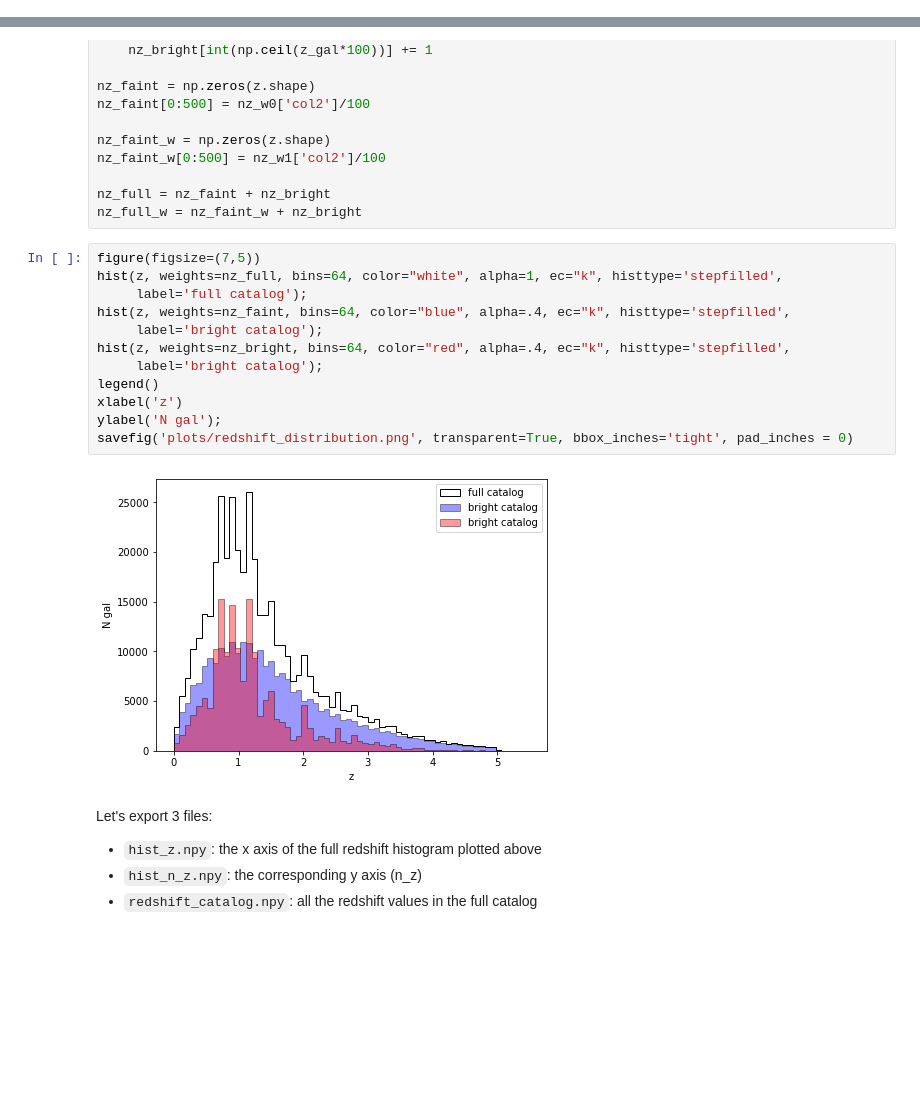
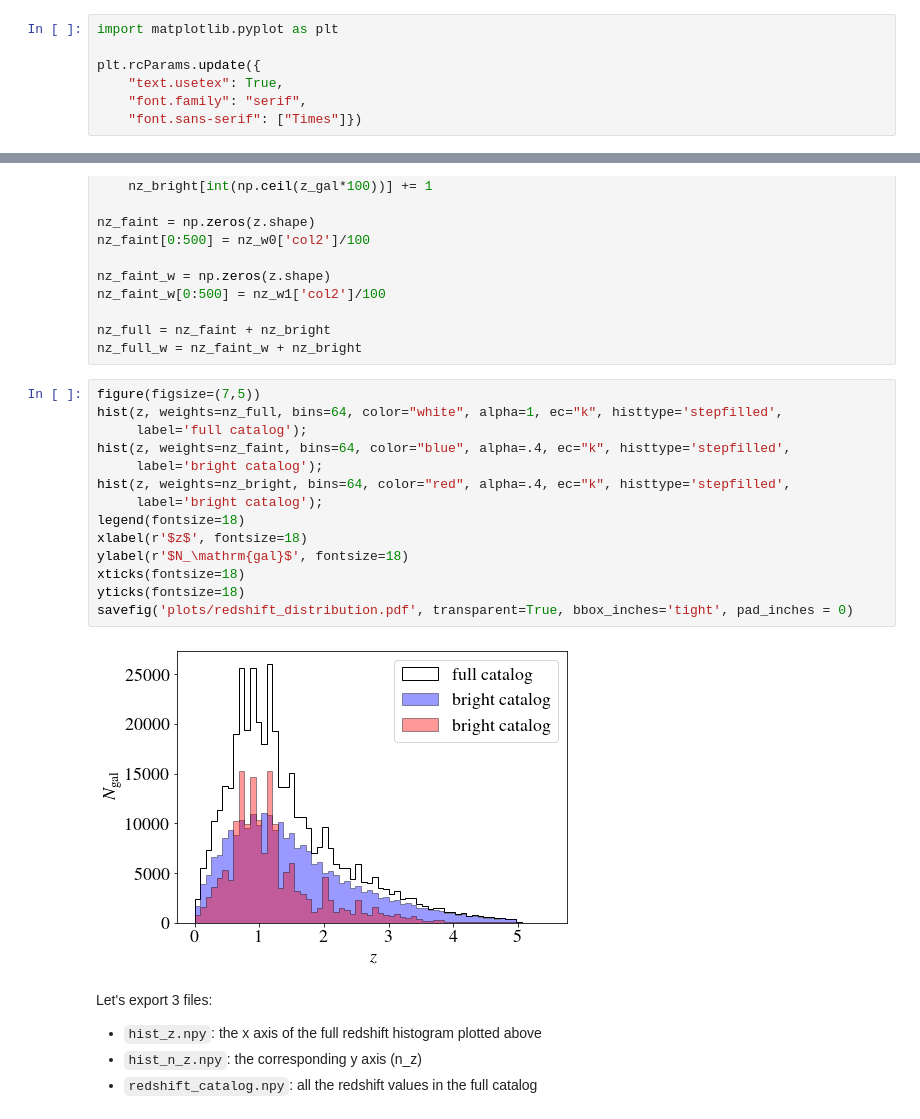
Before and after one commit to CosmoStat/jax-lensing, a Jupyter notebook: papers/Remy2021/COSMOS_shape_catalog.ipynb, the cells around one changed output, grey strips where cells are left out. Drawn from its saved outputs; the diff is of its cells as text; blank space fills up the shorter version.

Commit message:
update tex font

```diff
--- a/papers/Remy2021/COSMOS_shape_catalog.ipynb
+++ b/papers/Remy2021/COSMOS_shape_catalog.ipynb
@@ -30,6 +30,13 @@ from astropy.io import fits
 cat_bright = Table.read('../../data/COSMOS/cosmos_bright_cat.asc', format='ascii')
 # %% [output]
 Populating the interactive namespace from numpy and matplotlib
+# %%
+import matplotlib.pyplot as plt
+
+plt.rcParams.update({
+    "text.usetex": True,
+    "font.family": "serif",
+    "font.sans-serif": ["Times"]})
 # %% [markdown]
 **Loading catalog with faint galaxies**
 # %%
@@ -320,17 +370,19 @@ nz_full_w = nz_faint_w + nz_bright
 # %%
 figure(figsize=(7,5))
 hist(z, weights=nz_full, bins=64, color="white", alpha=1, ec="k", histtype='stepfilled',
      label='full catalog');
 hist(z, weights=nz_faint, bins=64, color="blue", alpha=.4, ec="k", histtype='stepfilled',
      label='bright catalog');
 hist(z, weights=nz_bright, bins=64, color="red", alpha=.4, ec="k", histtype='stepfilled',
      label='bright catalog');
-legend()
-xlabel('z')
-ylabel('N gal');
-savefig('plots/redshift_distribution.png', transparent=True, bbox_inches='tight', pad_inches = 0)
+legend(fontsize=18)
+xlabel(r'$z$', fontsize=18)
+ylabel(r'$N_\mathrm{gal}$', fontsize=18)
+xticks(fontsize=18)
+yticks(fontsize=18)
+savefig('plots/redshift_distribution.pdf', transparent=True, bbox_inches='tight', pad_inches = 0)
 # %% [output]
-[figure, old version]
+[figure, new version]
 # %% [markdown]
 Let's export 3 files:
 
```
Also changed, not shown: parts of 20 cells of this notebook, 1 other file.
